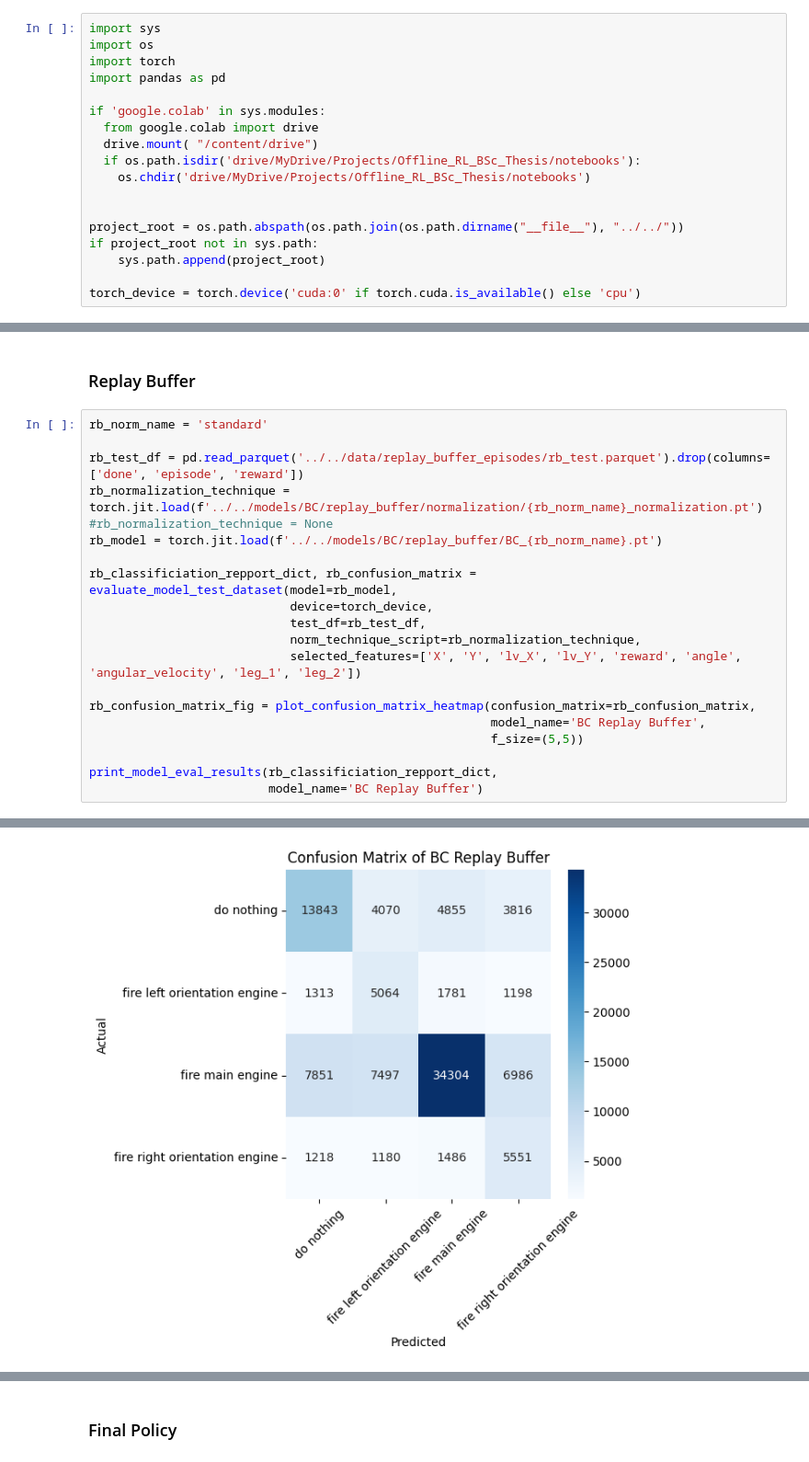
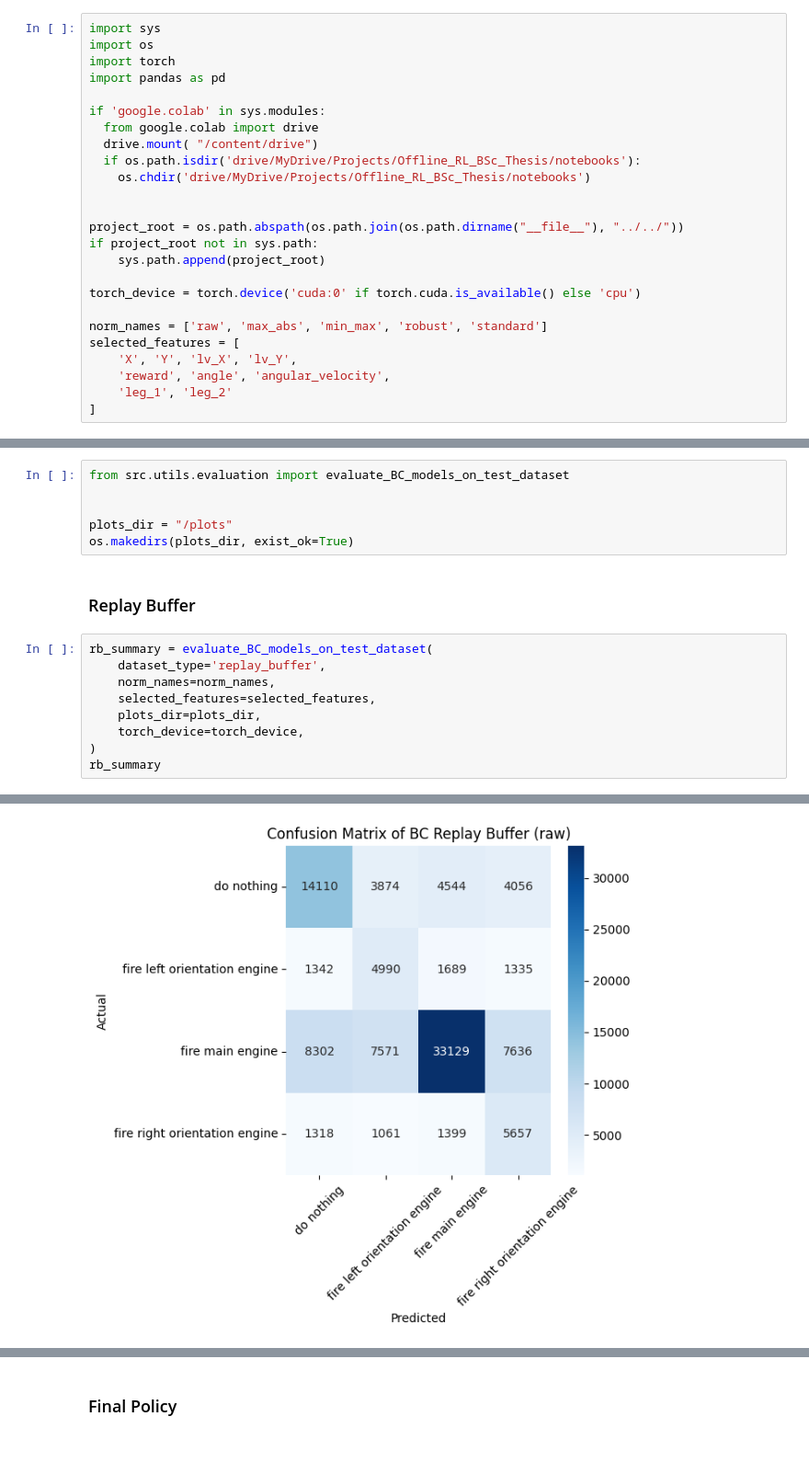
Before and after one commit to andonov16/Offline_RL_BSc_Thesis, a Jupyter notebook: notebooks/BC/BC_evaluation.ipynb, the cells around one changed output, grey strips where cells are left out. Shown at 92% size. Cells and saved outputs as stored; diff of their text form.

Commit message:
More complete live env summaries for the BC Supervised models implemented

```diff
--- a/notebooks/BC/BC_evaluation.ipynb
+++ b/notebooks/BC/BC_evaluation.ipynb
@@ -18,5 +18,12 @@ if project_root not in sys.path:
     sys.path.append(project_root)
 
 torch_device = torch.device('cuda:0' if torch.cuda.is_available() else 'cpu')
+
+norm_names = ['raw', 'max_abs', 'min_max', 'robust', 'standard']
+selected_features = [
+    'X', 'Y', 'lv_X', 'lv_Y',
+    'reward', 'angle', 'angular_velocity',
+    'leg_1', 'leg_2'
+]
 # %% [markdown]
 ## Test Evaluation
@@ -26,23 +30,18 @@ from src.utils.plotting import plot_confusion_matrix_heatmap
+# %%
+from src.utils.evaluation import evaluate_BC_models_on_test_dataset
+
+
+plots_dir = "/plots"
+os.makedirs(plots_dir, exist_ok=True)
 # %% [markdown]
 ### Replay Buffer
 # %%
-rb_norm_name = 'standard'
-
-rb_test_df = pd.read_parquet('../../data/replay_buffer_episodes/rb_test.parquet').drop(columns=['done', 'episode', 'reward'])
-rb_normalization_technique = torch.jit.load(f'../../models/BC/replay_buffer/normalization/{rb_norm_name}_normalization.pt')
-#rb_normalization_technique = None
-rb_model = torch.jit.load(f'../../models/BC/replay_buffer/BC_{rb_norm_name}.pt')
-
-rb_classificiation_repport_dict, rb_confusion_matrix = evaluate_model_test_dataset(model=rb_model,
-                            device=torch_device,
-                            test_df=rb_test_df,
-                            norm_technique_script=rb_normalization_technique,
-                            selected_features=['X', 'Y', 'lv_X', 'lv_Y', 'reward', 'angle', 'angular_velocity', 'leg_1', 'leg_2'])
-
-rb_confusion_matrix_fig = plot_confusion_matrix_heatmap(confusion_matrix=rb_confusion_matrix,
-                                                        model_name='BC Replay Buffer',
-                                                        f_size=(5,5))
-
-print_model_eval_results(rb_classificiation_repport_dict,
-                         model_name='BC Replay Buffer')
+rb_summary = evaluate_BC_models_on_test_dataset(
+    dataset_type='replay_buffer',
+    norm_names=norm_names,
+    selected_features=selected_features,
+    plots_dir=plots_dir,
+    torch_device=torch_device,
+)
+rb_summary
 # %% [output]
@@ -66 +70 @@ recall_per_class: [0.52072675 0.54125695 0.6056711  0.58834128]
-[figure, old version]
+[figure, new version]
```
Also changed, not shown: parts of 7 cells of this notebook, 21 other files.
